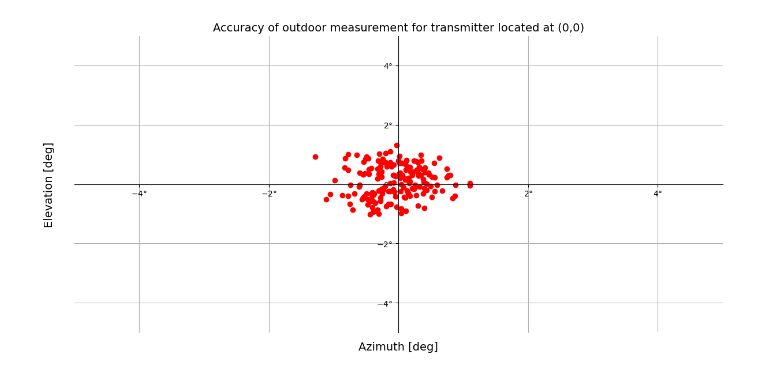
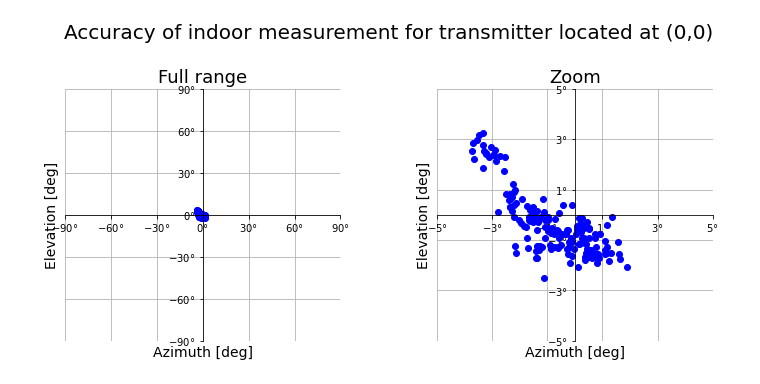
Before and after one commit to TraitorablePL/BLE_DirectionFinding, a Jupyter notebook: AoA_Localization_Engine/test_sheet.ipynb, the cells around one changed output. Drawn from its saved outputs; the diff is of its cells as text; code cells hidden in the pictures.

```diff
--- a/AoA_Localization_Engine/test_sheet.ipynb
+++ b/AoA_Localization_Engine/test_sheet.ipynb
@@ -559,5 +745,5 @@ plt.show()
 # %%
-# Plots of received data in 1M and 2M PHY: Phase and Phase difference (COMPLEX PATTERN)
+# Indoor accuracy 1M PHY
 
 import math
 import cmath
@@ -618,7 +804,7 @@ def channel_2_freq(channel):
 
 data = []
 
-with open('../logs/outdoor/2022.11.15/log_2022.11.15_10.58.00.json') as f:
+with open('../logs/outdoor/2022.11.23/log_2022.11.23_00.08.01.json') as f:
     log = json.load(f)
     record_data = {
         "Header": log["Header"],
@@ -682,40 +868,55 @@ for n in range(len(data[0]["Records"])-1):
     results_azimuth.append(calc_mean(azimuth)-90)
     results_elevation.append(calc_mean(elevation)-90)
 
-print(f"Azimuth min: {min(results_azimuth)}, max: {max(results_azimuth)}")
-print(f"Elevation min: {min(results_elevation)}, max: {max(results_elevation)}")
-
-print(abs(math.tan(np.deg2rad(max(results_azimuth)))*4))
-print(abs(math.tan(np.deg2rad(min(results_azimuth)))*4))
-print(abs(math.tan(np.deg2rad(max(results_elevation)))*4))
-print(abs(math.tan(np.deg2rad(min(results_elevation)))*4))
-
-# print(abs(math.tan(np.deg2rad(min(results_azimuth)))*4) + abs(math.tan(np.deg2rad(max(results_azimuth)))*4))
-# print(abs(math.tan(np.deg2rad(min(results_elevation)))*4) + abs(math.tan(np.deg2rad(max(results_elevation)))*4))
+# print(abs(math.tan(np.deg2rad(max(results_azimuth)))*4))
+# print(abs(math.tan(np.deg2rad(min(results_azimuth)))*4))
+# print(abs(math.tan(np.deg2rad(max(results_elevation)))*4))
+# print(abs(math.tan(np.deg2rad(min(results_elevation)))*4))
 
 # print(f"Azimuth min: {min(results_azimuth)}, max: {max(results_azimuth)}")
 # print(f"Elevation min: {min(results_elevation)}, max: {max(results_elevation)}")
-
 print(f"Samples count: {len(results_azimuth)}")
 
-fig = plt.figure(figsize=(12, 6), dpi=100)
-ax = fig.add_subplot()
-ax.plot(results_azimuth, results_elevation, 'ro')
-ax.grid(True)
-ax.set_xlim(-5,5)
-ax.set_ylim(-5,5)
-ax.spines["right"].set_visible(False)
-ax.spines["top"].set_visible(False)
-ax.spines['left'].set_position('zero')
-ax.spines['bottom'].set_position('zero')
-ax.xaxis.set_label_coords(0, -0.03)
-ax.yaxis.set_label_coords(-0.03, 0)
-ax.set_ylabel('Elevation [deg]', fontsize='14')
-ax.set_xlabel('Azimuth [deg]', fontsize='14')
-ticks = np.arange(-4,5,2)
-ax.xaxis.set_ticks(ticks, [f"${i}\degree$" for i in ticks])
-ax.yaxis.set_ticks(ticks, [f"${i}\degree$" for i in ticks])
-ax.set_title("Accuracy of outdoor measurement for transmitter located at (0,0)", fontsize='14')
-plt.tight_layout()
-plt.show()
+fig, (ax1, ax2) = plt.subplots(1, 2, figsize=(10,5))
+fig.suptitle("Accuracy of indoor measurement for transmitter located at (0,0)", fontsize='20')
+ax1.plot(results_azimuth, results_elevation, 'bo')
+ax1.grid(True)
+ax1.set_xlim(-90,90)
+ax1.set_ylim(-90,90)
+ax1.spines["right"].set_visible(False)
+ax1.spines["top"].set_visible(False)
+ax1.spines['left'].set_position('zero')
+ax1.spines['bottom'].set_position('zero')
+ax1.xaxis.set_label_coords(0, -0.02)
+ax1.yaxis.set_label_coords(-0.02, 0)
+ax1.set_ylabel('Elevation [deg]', fontsize='14')
+ax1.set_xlabel('Azimuth [deg]', fontsize='14')
+ticks = np.arange(-90,91,30)
+ax1.xaxis.set_ticks(ticks, [f"${i}\degree$" for i in ticks])
+ax1.yaxis.set_ticks(ticks, [f"${i}\degree$" for i in ticks])
+ax1.set_title("Full range", fontsize='18')
+
+ax2.plot(results_azimuth, results_elevation, 'bo')
+ax2.grid(True)
+ax2.set_xlim(-5,5)
+ax2.set_ylim(-5,5)
+ax2.spines["right"].set_visible(False)
+ax2.spines["top"].set_visible(False)
+ax2.spines['left'].set_position('zero')
+ax2.spines['bottom'].set_position('zero')
+ax2.xaxis.set_label_coords(0, -0.02)
+ax2.yaxis.set_label_coords(-0.02, 0)
+ax2.set_ylabel('Elevation [deg]', fontsize='14')
+ax2.set_xlabel('Azimuth [deg]', fontsize='14')
+ticks = np.arange(-5,6,2)
+ax2.xaxis.set_ticks(ticks, [f"${i}\degree$" for i in ticks])
+ax2.yaxis.set_ticks(ticks, [f"${i}\degree$" for i in ticks])
+ax2.set_title("Zoom", fontsize='18')
+plt.subplots_adjust(left=0.05,
+                    bottom=0.1,
+                    right=0.95,
+                    top=0.8,
+                    wspace=0.35,
+                    hspace=1)
+plt.savefig("Accuracy_indoor.svg")
 # %% [output]
@@ -729,2 +924,2 @@ Samples count: 173
-[figure, old version]
+[figure, new version]
 # %%
```
Also changed, not shown: parts of 6 cells of this notebook.
